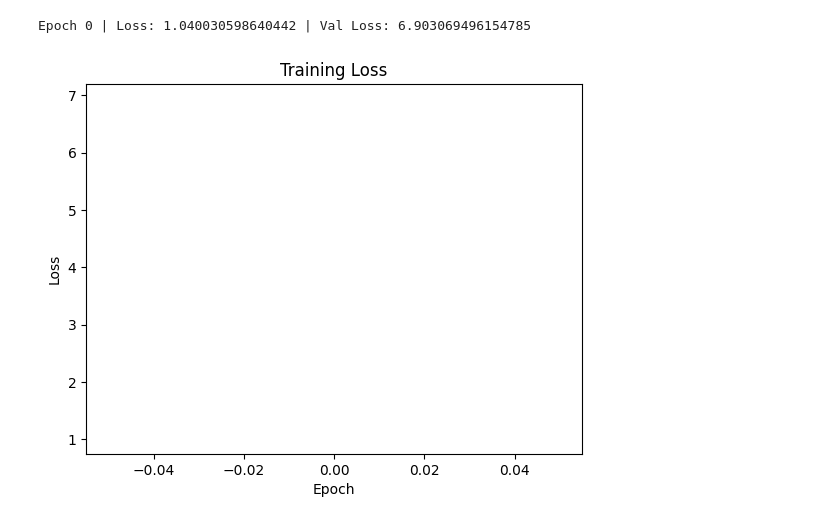
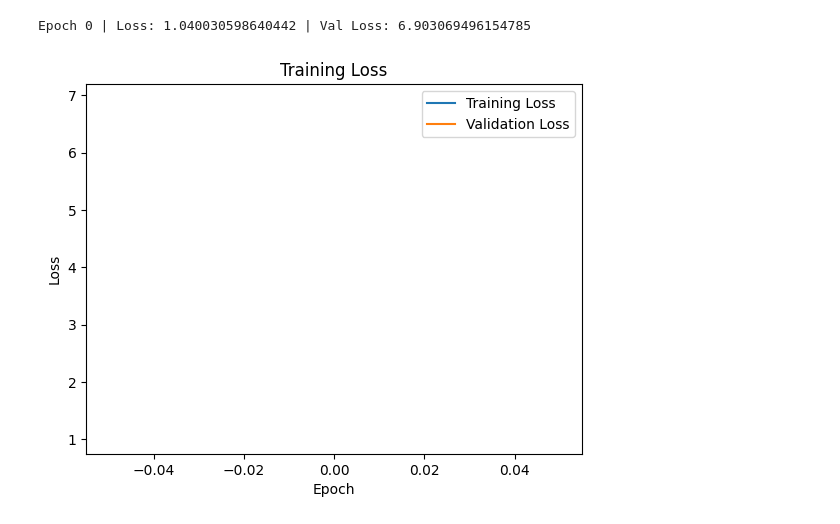
Before and after one commit to YasiiKB/gen_AI_assign3, a Jupyter notebook: diffusion_model.ipynb, the cells around one changed output. Saved outputs shown, nothing was run; the diff lists cells and outputs as text; code cells hidden in the pictures.

Commit message:
add legend to loss plot

```diff
--- a/diffusion_model.ipynb
+++ b/diffusion_model.ipynb
@@ -413,16 +413,17 @@ Epoch 0 | Loss: 1.040030598640442
 Epoch 0 | Loss: 1.040030598640442 | Val Loss: 6.903069496154785
 # %%
 # Plot the loss
-plt.plot(train_loss)
-plt.plot(val_loss)
+plt.plot(train_loss, label="Training Loss")
+plt.plot(val_loss, label="Validation Loss")
 plt.title("Training Loss")
 plt.xlabel("Epoch")
 plt.ylabel("Loss")
+plt.legend()
 plt.savefig(result_dir + "training_loss.png")
 plt.show()
 
 # Save the train_loss
 torch.save(train_loss, result_dir + "train_loss.pt")
 torch.save(val_loss, result_dir + "val_loss.pt")
 # %% [output]
-[figure, old version]
+[figure, new version]
```
